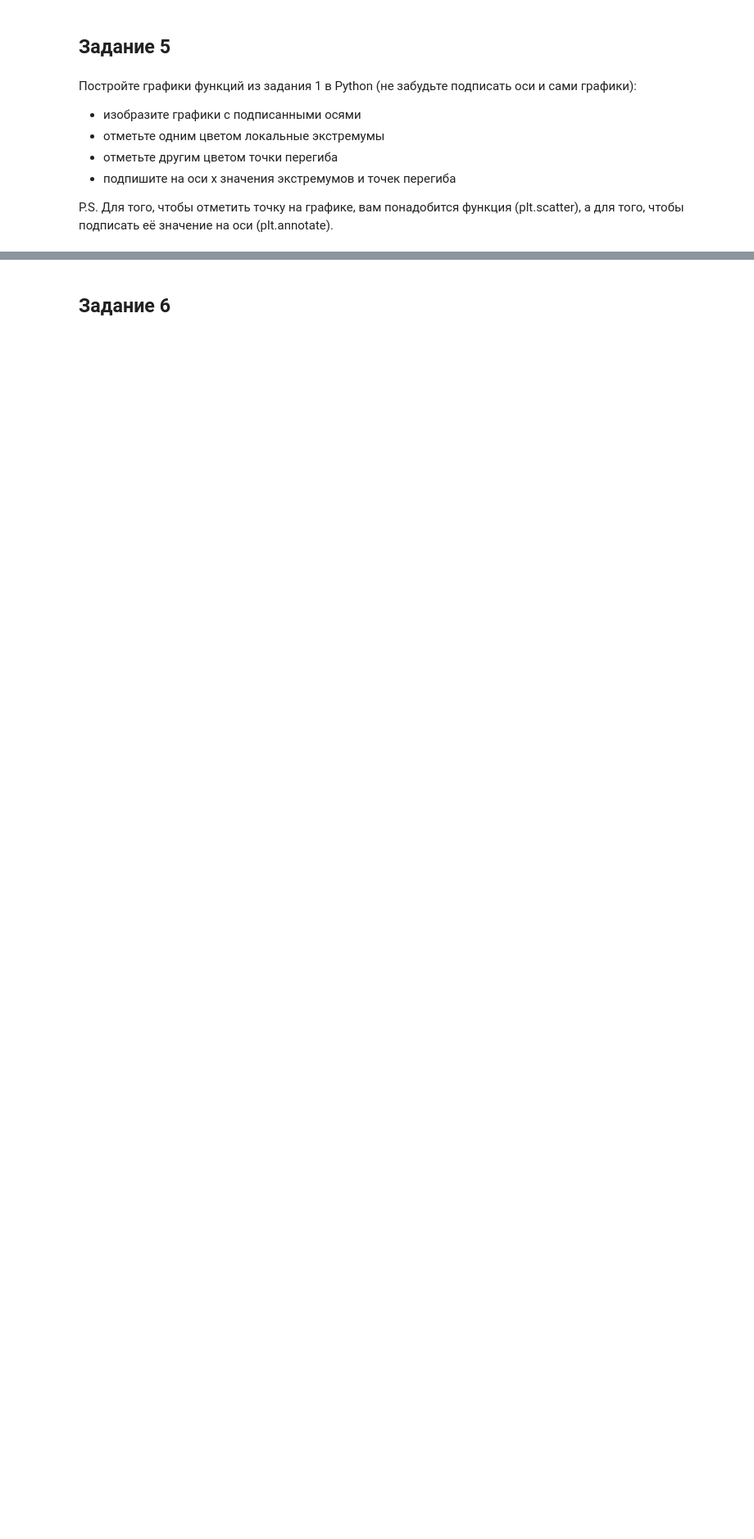
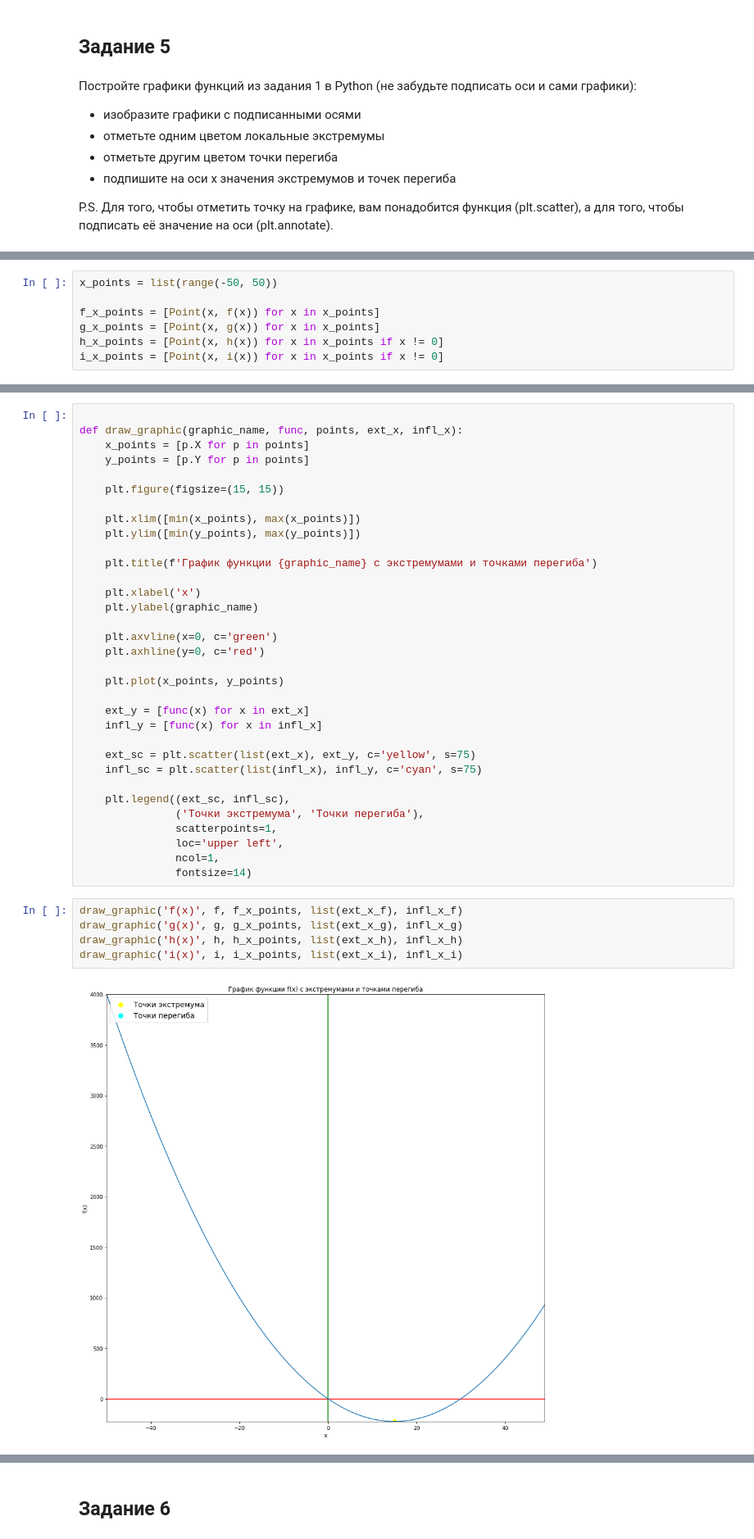
Before and after one commit to ML-HLS-Mathematics/math_home_work_01, a Jupyter notebook: mlhs_math_practice_01.ipynb, the cells around one changed output, grey strips where cells are left out. Shown: that part at 82% size. Cells and saved outputs as stored; diff of their text form; blank space fills up the shorter version.

```diff
--- a/mlhs_math_practice_01.ipynb
+++ b/mlhs_math_practice_01.ipynb
@@ -392,0 +345,7 @@ P.S. Для того, чтобы отметить точку на графике
+# %%
+x_points = list(range(-50, 50))
+
+f_x_points = [Point(x, f(x)) for x in x_points]
+g_x_points = [Point(x, g(x)) for x in x_points]
+h_x_points = [Point(x, h(x)) for x in x_points if x != 0]
+i_x_points = [Point(x, i(x)) for x in x_points if x != 0]
@@ -392,0 +361,40 @@ P.S. Для того, чтобы отметить точку на графике
+# %%
+
+def draw_graphic(graphic_name, func, points, ext_x, infl_x):
+    x_points = [p.X for p in points]
+    y_points = [p.Y for p in points]
+
+    plt.figure(figsize=(15, 15))
+
+    plt.xlim([min(x_points), max(x_points)])
+    plt.ylim([min(y_points), max(y_points)])
+
+    plt.title(f'График функции {graphic_name} c экстремумами и точками перегиба')
+
+    plt.xlabel('x')
+    plt.ylabel(graphic_name)
+
+    plt.axvline(x=0, c='green')
+    plt.axhline(y=0, c='red')
+
+    plt.plot(x_points, y_points)
+
+    ext_y = [func(x) for x in ext_x]
+    infl_y = [func(x) for x in infl_x]
+
+    ext_sc = plt.scatter(list(ext_x), ext_y, c='yellow', s=75)
+    infl_sc = plt.scatter(list(infl_x), infl_y, c='cyan', s=75)
+
+    plt.legend((ext_sc, infl_sc),
+               ('Точки экстремума', 'Точки перегиба'),
+               scatterpoints=1,
+               loc='upper left',
+               ncol=1,
+               fontsize=14)
+# %%
+draw_graphic('f(x)', f, f_x_points, list(ext_x_f), infl_x_f)
+draw_graphic('g(x)', g, g_x_points, list(ext_x_g), infl_x_g)
+draw_graphic('h(x)', h, h_x_points, list(ext_x_h), infl_x_h)
+draw_graphic('i(x)', i, i_x_points, list(ext_x_i), infl_x_i)
+# %% [output]
+[figure, added]
```
Also changed, not shown: parts of 21 cells of this notebook.
